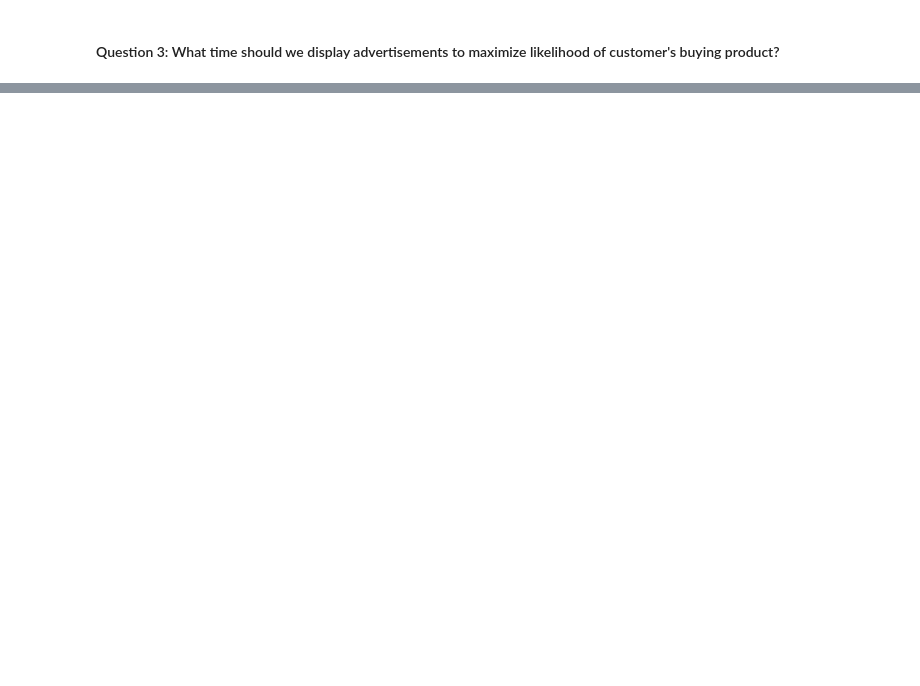
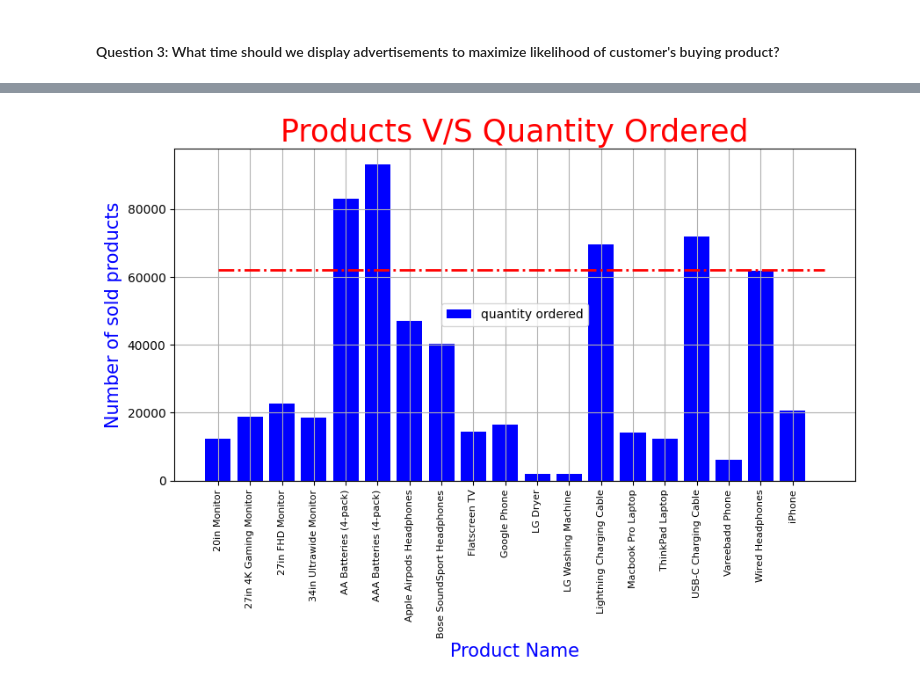
Before and after one commit to tejasnavalkhe/Data-Science, a Jupyter notebook: Sales_Analysis/Analysis.ipynb, the cells around one changed output, grey strips where cells are left out. Drawn from its saved outputs; the diff is of its cells as text; code cells hidden in the pictures; blank space fills up the shorter version.

```diff
--- a/Sales_Analysis/Analysis.ipynb
+++ b/Sales_Analysis/Analysis.ipynb
@@ -192,0 +202,6 @@ Name: Order Date, Length: 743800, dtype: object
+# %%
+df = all_data[all_data['Order ID'].duplicated(keep=False)]
+df['Grouped'] = df.groupby('Order ID')['Product'].transform(lambda x: ','.join(x))
+df = df[['Order ID', 'Grouped']].drop_duplicates()
+
+df.head()
@@ -192,0 +240,4 @@ Name: Order Date, Length: 743800, dtype: object
+# %%
+product_grouped = all_data.groupby('Product')
+quantity_ordered = product_grouped.sum()['Quantity Ordered']
+quantity_ordered
@@ -192,0 +262,17 @@ Name: Order Date, Length: 743800, dtype: object
+# %%
+products = [product for product, df in product_grouped]
+
+plt.figure(figsize=(10, 5), dpi=100)
+plt.bar(products, quantity_ordered, label='quantity ordered', color='blue')
+plt.title('Products V/S Quantity Ordered', fontsize=25, color='red')
+
+plt.xlabel('Product Name', fontsize=15, color='blue')
+plt.xticks(products, rotation='vertical', size=8)
+plt.hlines(62000, 0, 19, ls='-.', lw=2, color='red')
+plt.ylabel('Number of sold products', fontsize=15, color='blue')
+
+plt.legend(loc='center')
+plt.grid()
+plt.show()
+# %% [output]
+[figure, added]
```
Also changed, not shown: parts of 19 cells of this notebook, 3 other files.
